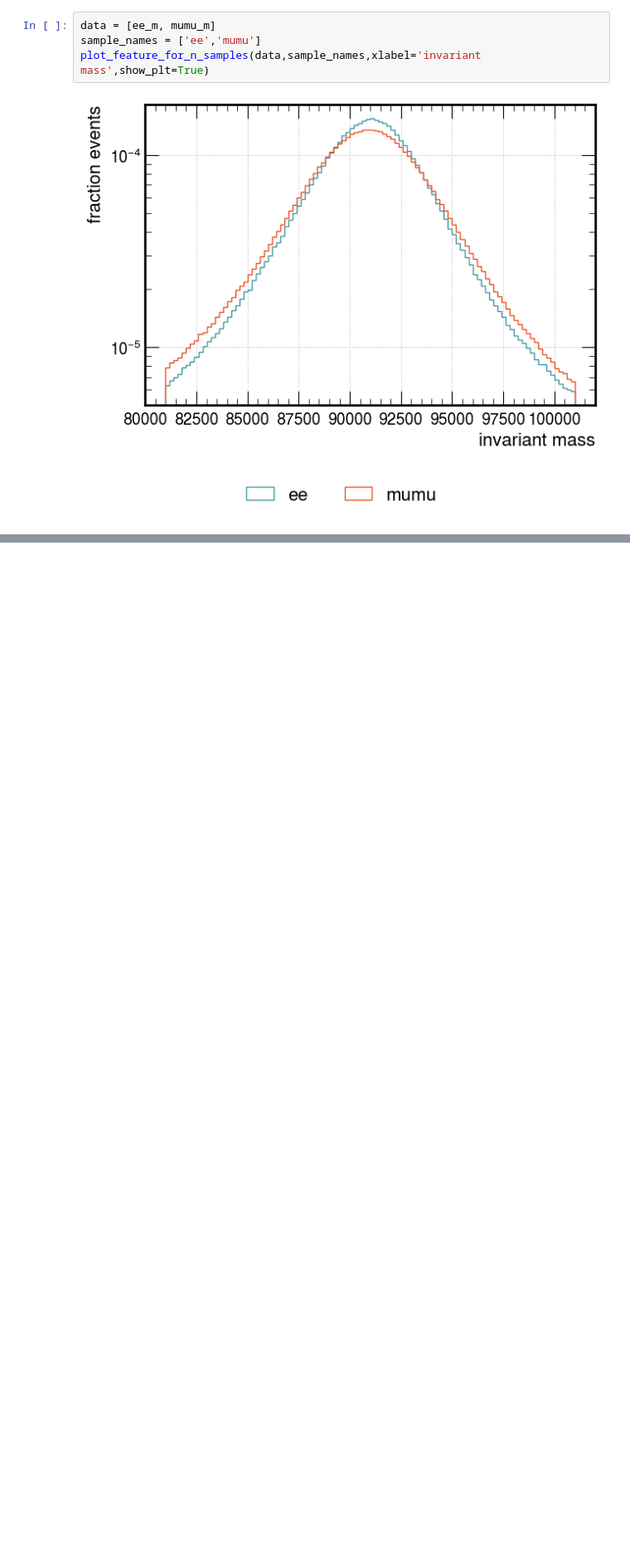
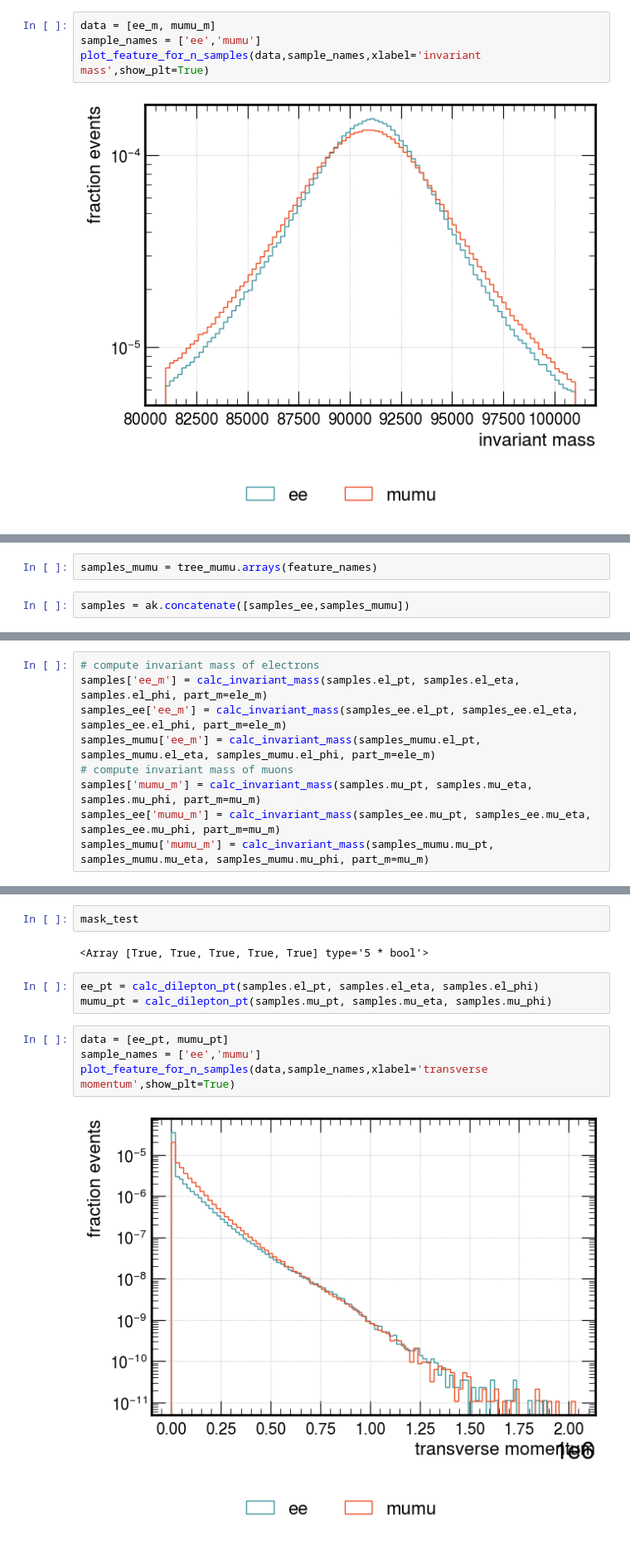
Before and after one commit to kingusiu/ntuple_root_to_h5_converter, a Jupyter notebook: notebooks/selection_playground.ipynb, the cells around one changed output, grey strips where cells are left out. Shown at 83% size. Saved outputs shown, nothing was run; the diff lists cells and outputs as text; blank space fills up the shorter version.

Commit message:
adding Z pt selection, computation of dilepton transverse momentum, updating readme, fixing 4 lepton mask

```diff
--- a/notebooks/selection_playground.ipynb
+++ b/notebooks/selection_playground.ipynb
@@ -153,0 +207,4 @@ sum((ee_m > 80e3) & (ee_m < 100e3))
+# %%
+samples_mumu = tree_mumu.arrays(feature_names)
+# %%
+samples = ak.concatenate([samples_ee,samples_mumu])
@@ -153,0 +223,9 @@ sum((ee_m > 80e3) & (ee_m < 100e3))
+# %%
+# compute invariant mass of electrons
+samples['ee_m'] = calc_invariant_mass(samples.el_pt, samples.el_eta, samples.el_phi, part_m=ele_m)
+samples_ee['ee_m'] = calc_invariant_mass(samples_ee.el_pt, samples_ee.el_eta, samples_ee.el_phi, part_m=ele_m)
+samples_mumu['ee_m'] = calc_invariant_mass(samples_mumu.el_pt, samples_mumu.el_eta, samples_mumu.el_phi, part_m=ele_m)
+# compute invariant mass of muons
+samples['mumu_m'] = calc_invariant_mass(samples.mu_pt, samples.mu_eta, samples.mu_phi, part_m=mu_m)
+samples_ee['mumu_m'] = calc_invariant_mass(samples_ee.mu_pt, samples_ee.mu_eta, samples_ee.mu_phi, part_m=mu_m)
+samples_mumu['mumu_m'] = calc_invariant_mass(samples_mumu.mu_pt, samples_mumu.mu_eta, samples_mumu.mu_phi, part_m=mu_m)
@@ -153,0 +330,13 @@ sum((ee_m > 80e3) & (ee_m < 100e3))
+# %%
+mask_test
+# %% [output]
+<Array [True, True, True, True, True] type='5 * bool'>
+# %%
+ee_pt = calc_dilepton_pt(samples.el_pt, samples.el_eta, samples.el_phi)
+mumu_pt = calc_dilepton_pt(samples.mu_pt, samples.mu_eta, samples.mu_phi)
+# %%
+data = [ee_pt, mumu_pt]
+sample_names = ['ee','mumu']
+plot_feature_for_n_samples(data,sample_names,xlabel='transverse momentum',show_plt=True)
+# %% [output]
+[figure, added]
```
Also changed, not shown: parts of 87 cells of this notebook, 2 other files.
